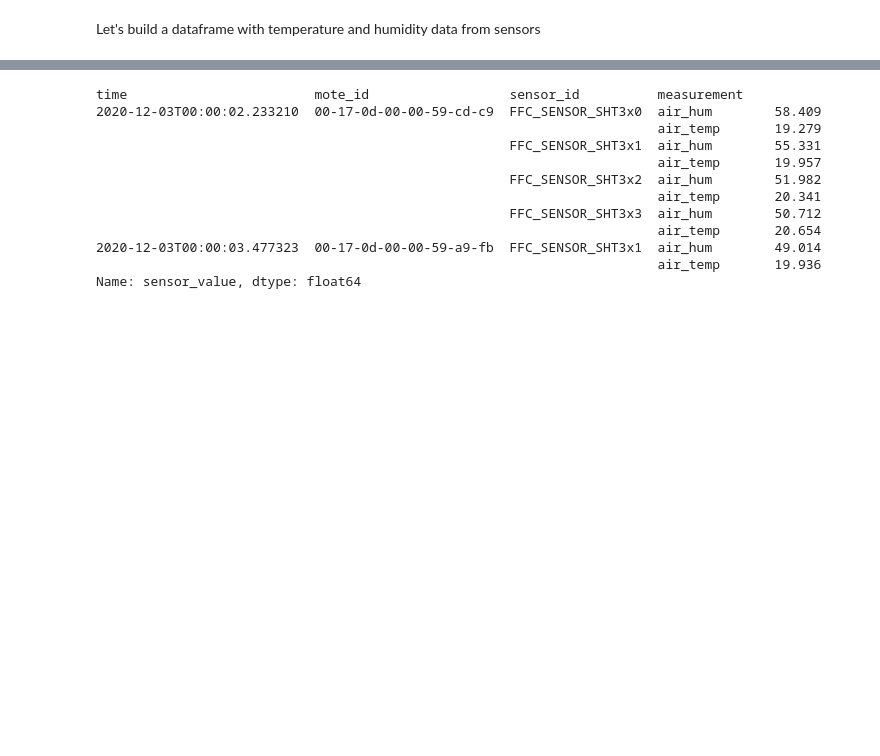
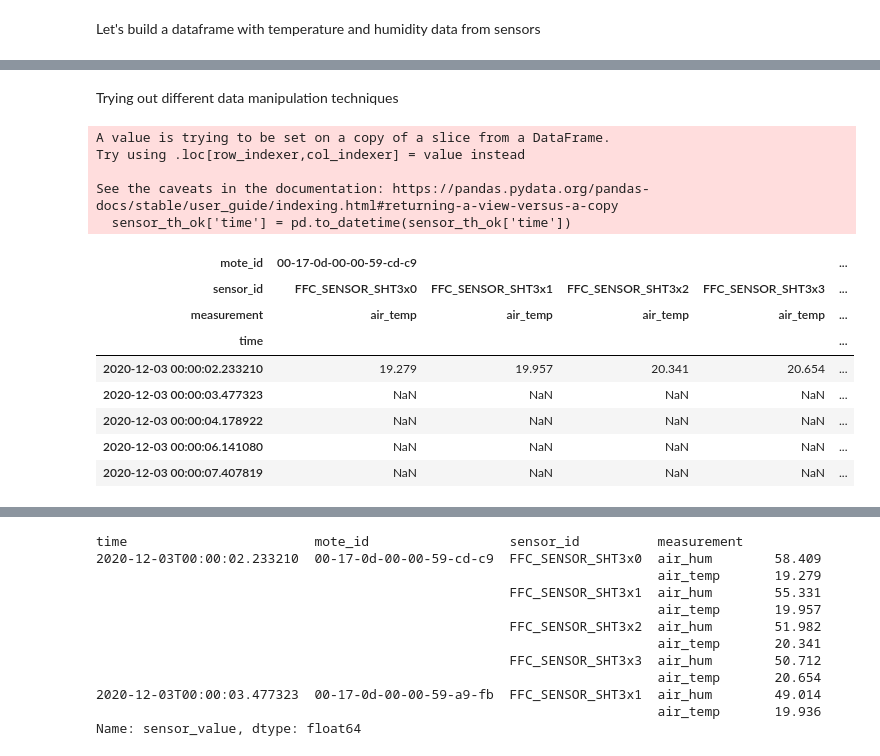
Before and after one commit to hernanlira/hl_frost, a Jupyter notebook: 07_data_and_var_testing.ipynb, the cells around one changed output, grey strips where cells are left out. Cells and saved outputs as stored; diff of their text form; code cells hidden in the pictures; blank space fills up the shorter version.

```diff
--- a/07_data_and_var_testing.ipynb
+++ b/07_data_and_var_testing.ipynb
@@ -48,3 +48,27 @@ sensor_th_ok.head()
 | 213898 | 2020-12-03T00:00:02.233210 | air_temp | parral | 00-17-0d-00-00-59-cd-c9 | FFC_SENSOR_SHT3x2 | FFC_SENSOR_OK | 20.341 |
 | 213899 | 2020-12-03T00:00:02.233210 | air_temp | parral | 00-17-0d-00-00-59-cd-c9 | FFC_SENSOR_SHT3x3 | FFC_SENSOR_OK | 20.654 |
 | 213900 | 2020-12-03T00:00:03.477323 | air_temp | parral | 00-17-0d-00-00-59-a9-fb | FFC_SENSOR_SHT3x1 | FFC_SENSOR_OK | 19.936 |
+# %% [markdown]
+Trying out different data manipulation techniques
+# %%
+#Pivot
+sensor_th_ok['time'] = pd.to_datetime(sensor_th_ok['time'])
+data_pivot = sensor_th_ok.pivot(index='time', columns=['mote_id', 'sensor_id', 'measurement'], values='sensor_value')
+# %% [output]
+A value is trying to be set on a copy of a slice from a DataFrame.
+Try using .loc[row_indexer,col_indexer] = value instead
+
+See the caveats in the documentation: https://pandas.pydata.org/pandas-docs/stable/user_guide/indexing.html#returning-a-view-versus-a-copy
+  sensor_th_ok['time'] = pd.to_datetime(sensor_th_ok['time'])
+# %%
+data_pivot.head()
+# %% [output]
+| mote_id | 00-17-0d-00-00-59-cd-c9 |  |  |  | ... |
+| sensor_id | FFC_SENSOR_SHT3x0 | FFC_SENSOR_SHT3x1 | FFC_SENSOR_SHT3x2 | FFC_SENSOR_SHT3x3 | ... |
+| measurement | air_temp | air_temp | air_temp | air_temp | ... |
+| time |  |  |  |  | ... |
+| 2020-12-03 00:00:02.233210 | 19.279 | 19.957 | 20.341 | 20.654 | ... |
+| 2020-12-03 00:00:03.477323 | NaN | NaN | NaN | NaN | ... |
+| 2020-12-03 00:00:04.178922 | NaN | NaN | NaN | NaN | ... |
+| 2020-12-03 00:00:06.141080 | NaN | NaN | NaN | NaN | ... |
+| 2020-12-03 00:00:07.407819 | NaN | NaN | NaN | NaN | ... |
```
Also changed, not shown: parts of 7 cells of this notebook.
